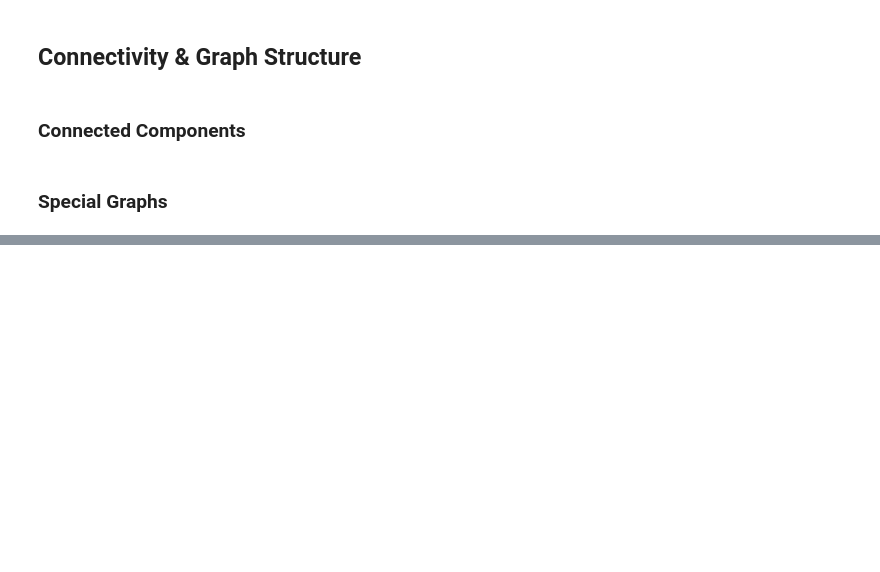
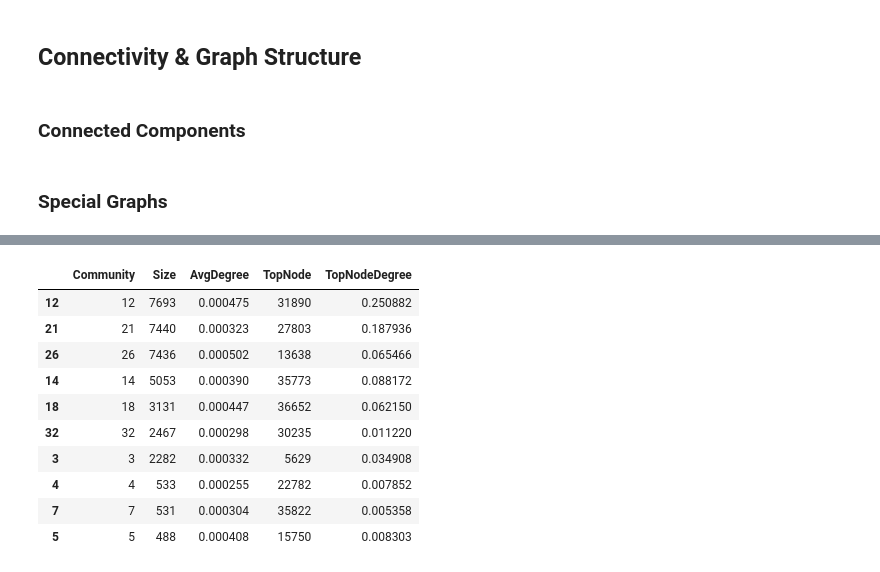
Before and after one commit to GehadHelmy/github_SNA, a Jupyter notebook: Project_SNA.ipynb, the cells around one changed output, grey strips where cells are left out. Drawn from its saved outputs; the diff is of its cells as text; code cells hidden in the pictures; blank space fills up the shorter version.

```diff
--- a/Project_SNA.ipynb
+++ b/Project_SNA.ipynb
@@ -415,0 +413,4 @@ display(special_graphs_df)
+# %%
+degree = nx.degree_centrality(G)
+eigenvector = nx.eigenvector_centrality(G)
+pagerank = nx.pagerank(G)
@@ -415,0 +502,21 @@ display(special_graphs_df)
+# %%
+rows = []
+for i, c in enumerate(communities):
+    top = max(c, key=lambda n: degree[n])
+    rows.append({"Community": i, "Size": len(c),
+                 "AvgDegree": np.mean([degree[n] for n in c]),
+                 "TopNode": top, "TopNodeDegree": degree[top]})
+comm_df = pd.DataFrame(rows).sort_values("Size", ascending=False)
+comm_df.head(10)
+# %% [output]
+|  | Community | Size | AvgDegree | TopNode | TopNodeDegree |
+| 12 | 12 | 7693 | 0.000475 | 31890 | 0.250882 |
+| 21 | 21 | 7440 | 0.000323 | 27803 | 0.187936 |
+| 26 | 26 | 7436 | 0.000502 | 13638 | 0.065466 |
+| 14 | 14 | 5053 | 0.000390 | 35773 | 0.088172 |
+| 18 | 18 | 3131 | 0.000447 | 36652 | 0.062150 |
+| 32 | 32 | 2467 | 0.000298 | 30235 | 0.011220 |
+| 3 | 3 | 2282 | 0.000332 | 5629 | 0.034908 |
+| 4 | 4 | 533 | 0.000255 | 22782 | 0.007852 |
+| 7 | 7 | 531 | 0.000304 | 35822 | 0.005358 |
+| 5 | 5 | 488 | 0.000408 | 15750 | 0.008303 |
```
Also changed, not shown: parts of 19 cells of this notebook.
